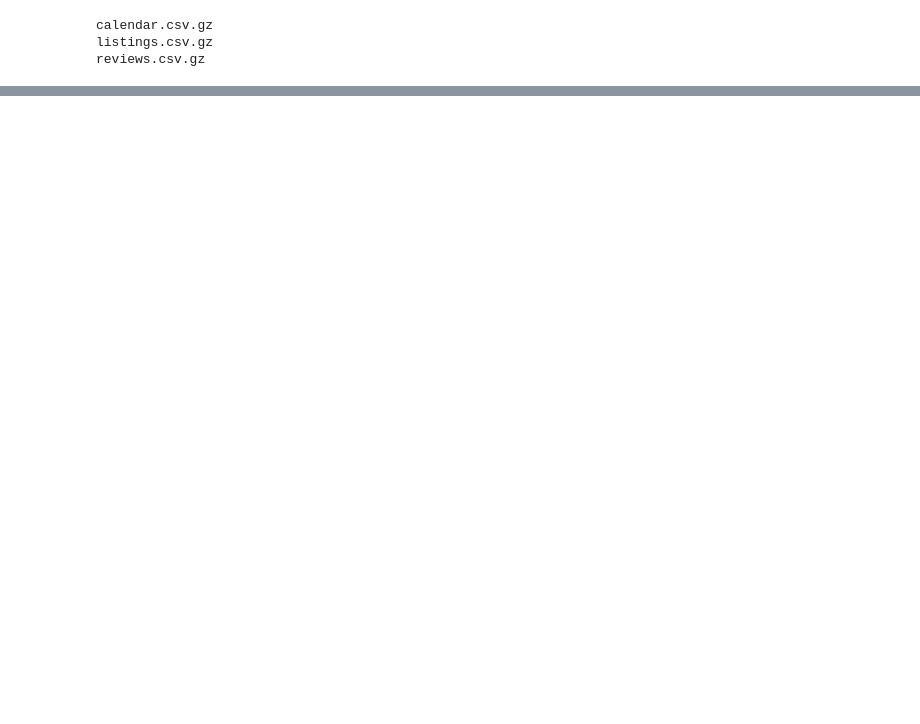
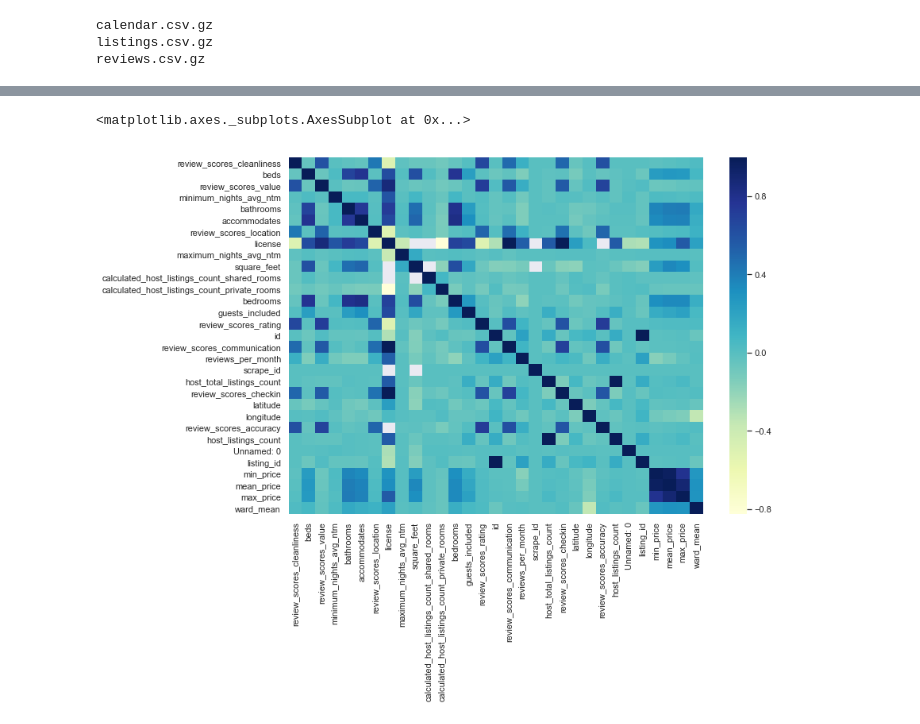
Before and after one commit to feeblefruits/airbnb_ct, a Jupyter notebook: airbnb_ct_eda.ipynb, the cells around one changed output, grey strips where cells are left out. Cells and saved outputs as stored; diff of their text form; code cells hidden in the pictures; blank space fills up the shorter version.

```diff
--- a/airbnb_ct_eda.ipynb
+++ b/airbnb_ct_eda.ipynb
@@ -41,0 +112,10 @@ memory usage: 450.2+ MB
+# %%
+price_df = pd.read_csv('price_df.csv')
+# %%
+df = pd.merge(listings_df, price_df, left_on='id', right_on='listing_id')
+df.dropna(how='all', axis=1, inplace=True)
+# %%
+def get_ward_mean(ward_name):
+    return df[df['neighbourhood_cleansed'] == ward_name]['mean_price'].mean()
+# %%
+df['ward_mean'] = df['neighbourhood_cleansed'].apply(get_ward_mean)
@@ -41,0 +200,7 @@ memory usage: 450.2+ MB
+# %%
+fig, ax = plt.subplots()
+fig.set_size_inches(11.7, 8.27)
+sns.heatmap(df.corr(), cmap="YlGnBu", ax=ax)
+# %% [output]
+<matplotlib.axes._subplots.AxesSubplot at 0x...>
+[figure, added]
```
Also changed, not shown: parts of 36 cells of this notebook, 3 other files.
